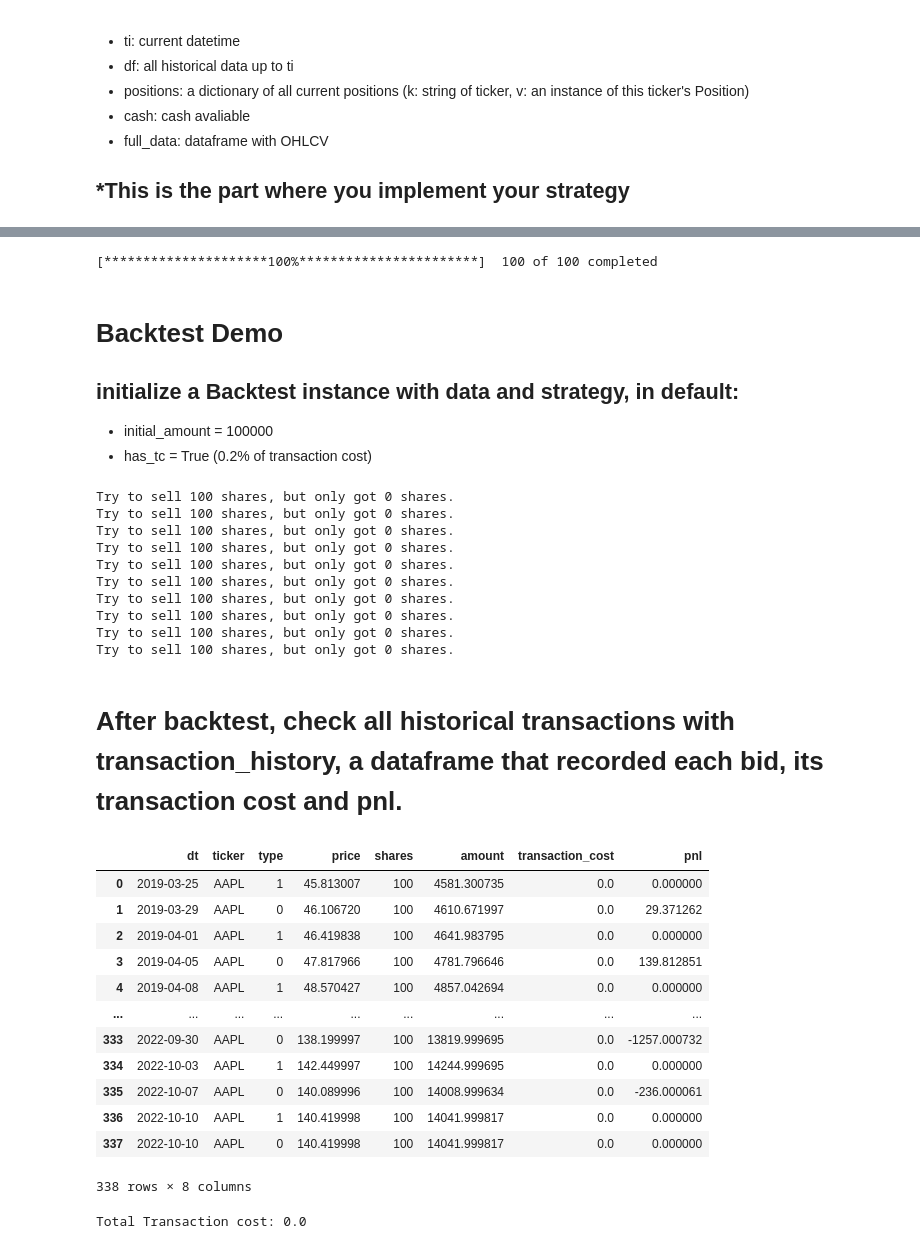
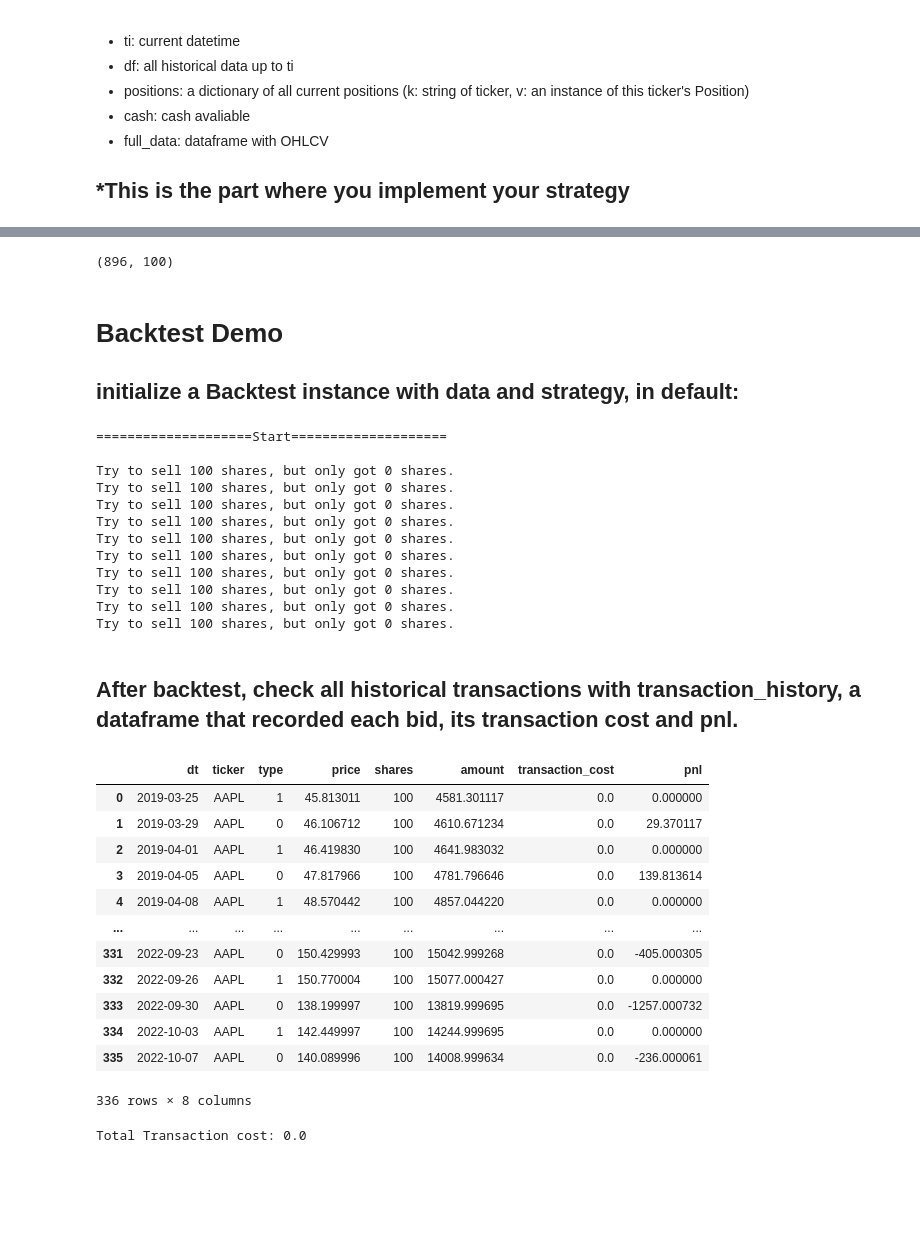
Before and after one commit to TigaJi/GeneralBacktest, a Jupyter notebook: Demo/demo.ipynb, the cells around one changed output, grey strips where cells are left out. Saved outputs shown, nothing was run; the diff lists cells and outputs as text; code cells hidden in the pictures; blank space fills up the shorter version.

```diff
--- a/Demo/demo.ipynb
+++ b/Demo/demo.ipynb
@@ -127,19 +149,4 @@ class DemoStrategy:
 # %%
-def get_data(tickers,length,interval):
-    data =  yf.download(tickers = tickers,
-    period = length, interval = interval, group_by = 'ticker',
-    auto_adjust = True,
-    prepost = False,
-    threads = True,
-    proxy = None
-)
-
-    data = data.loc[:, pd.IndexSlice[:, ['Close']]]
-
-    columns = data.columns.droplevel(1)
-
-    data.columns = columns
-
-    data.sort_index(axis = 1, inplace = True)
-    #data = data.reset_index(drop = True)
-    return data.dropna()
+data = pd.read_csv("test_data.csv",index_col = 0)
+data.index = pd.to_datetime(data.index)
+data.head()
@@ -146,19 +162,17 @@ def get_data(tickers,length,interval):
 # %%
-with open("sp100tickers.pickle", "rb") as f:
-    tickers = pickle.load(f)
-data = get_data(tickers,'5y','1d')
+data.shape
 # %% [output]
-[*********************100%***********************]  100 of 100 completed
+(896, 100)
 # %% [markdown]
 # Backtest Demo
 ## initialize a Backtest instance with data and strategy, in default:
-- initial_amount = 100000
-- has_tc = True (0.2% of transaction cost)
 # %%
-random_strat = Backtest(data, DemoStrategy)
+demo_strat = Backtest(data, DemoStrategy)
 # %%
-random_strat.backtest_full()
+demo_strat.backtest_full()
 # %% [output]
+====================Start====================
+
 Try to sell 100 shares, but only got 0 shares.
 Try to sell 100 shares, but only got 0 shares.
 Try to sell 100 shares, but only got 0 shares.
@@ -170,21 +184,21 @@ Try to sell 100 shares, but only got 0 shares.
 Try to sell 100 shares, but only got 0 shares.
 Try to sell 100 shares, but only got 0 shares.
 # %% [markdown]
-# After backtest, check all historical transactions with transaction_history, a dataframe that recorded each bid, its transaction cost and pnl.
+## After backtest, check all historical transactions with transaction_history, a dataframe that recorded each bid, its transaction cost and pnl.
 # %%
-random_strat.transaction_history
+demo_strat.transaction_history
 # %% [output]
 |  | dt | ticker | type | price | shares | amount | transaction_cost | pnl |
-| 0 | 2019-03-25 | AAPL | 1 | 45.813007 | 100 | 4581.300735 | 0.0 | 0.000000 |
-| 1 | 2019-03-29 | AAPL | 0 | 46.106720 | 100 | 4610.671997 | 0.0 | 29.371262 |
-| 2 | 2019-04-01 | AAPL | 1 | 46.419838 | 100 | 4641.983795 | 0.0 | 0.000000 |
-| 3 | 2019-04-05 | AAPL | 0 | 47.817966 | 100 | 4781.796646 | 0.0 | 139.812851 |
-| 4 | 2019-04-08 | AAPL | 1 | 48.570427 | 100 | 4857.042694 | 0.0 | 0.000000 |
+| 0 | 2019-03-25 | AAPL | 1 | 45.813011 | 100 | 4581.301117 | 0.0 | 0.000000 |
+| 1 | 2019-03-29 | AAPL | 0 | 46.106712 | 100 | 4610.671234 | 0.0 | 29.370117 |
+| 2 | 2019-04-01 | AAPL | 1 | 46.419830 | 100 | 4641.983032 | 0.0 | 0.000000 |
+| 3 | 2019-04-05 | AAPL | 0 | 47.817966 | 100 | 4781.796646 | 0.0 | 139.813614 |
+| 4 | 2019-04-08 | AAPL | 1 | 48.570442 | 100 | 4857.044220 | 0.0 | 0.000000 |
 | ... | ... | ... | ... | ... | ... | ... | ... | ... |
+| 331 | 2022-09-23 | AAPL | 0 | 150.429993 | 100 | 15042.999268 | 0.0 | -405.000305 |
+| 332 | 2022-09-26 | AAPL | 1 | 150.770004 | 100 | 15077.000427 | 0.0 | 0.000000 |
 | 333 | 2022-09-30 | AAPL | 0 | 138.199997 | 100 | 13819.999695 | 0.0 | -1257.000732 |
 | 334 | 2022-10-03 | AAPL | 1 | 142.449997 | 100 | 14244.999695 | 0.0 | 0.000000 |
 | 335 | 2022-10-07 | AAPL | 0 | 140.089996 | 100 | 14008.999634 | 0.0 | -236.000061 |
-| 336 | 2022-10-10 | AAPL | 1 | 140.419998 | 100 | 14041.999817 | 0.0 | 0.000000 |
-| 337 | 2022-10-10 | AAPL | 0 | 140.419998 | 100 | 14041.999817 | 0.0 | 0.000000 |
-338 rows × 8 columns
+336 rows × 8 columns
 # %%
```
Also changed, not shown: parts of 12 cells of this notebook, 1 other file.
